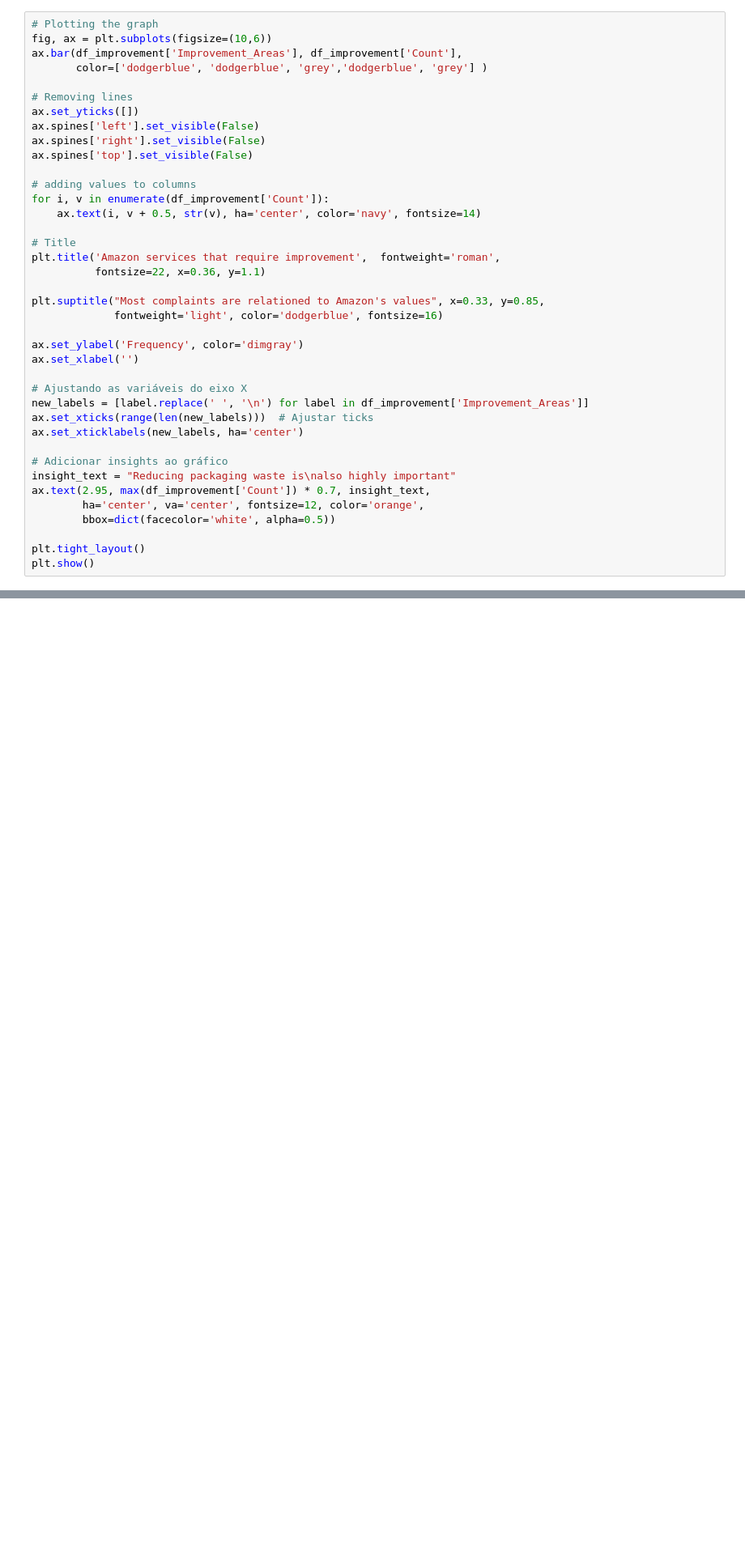
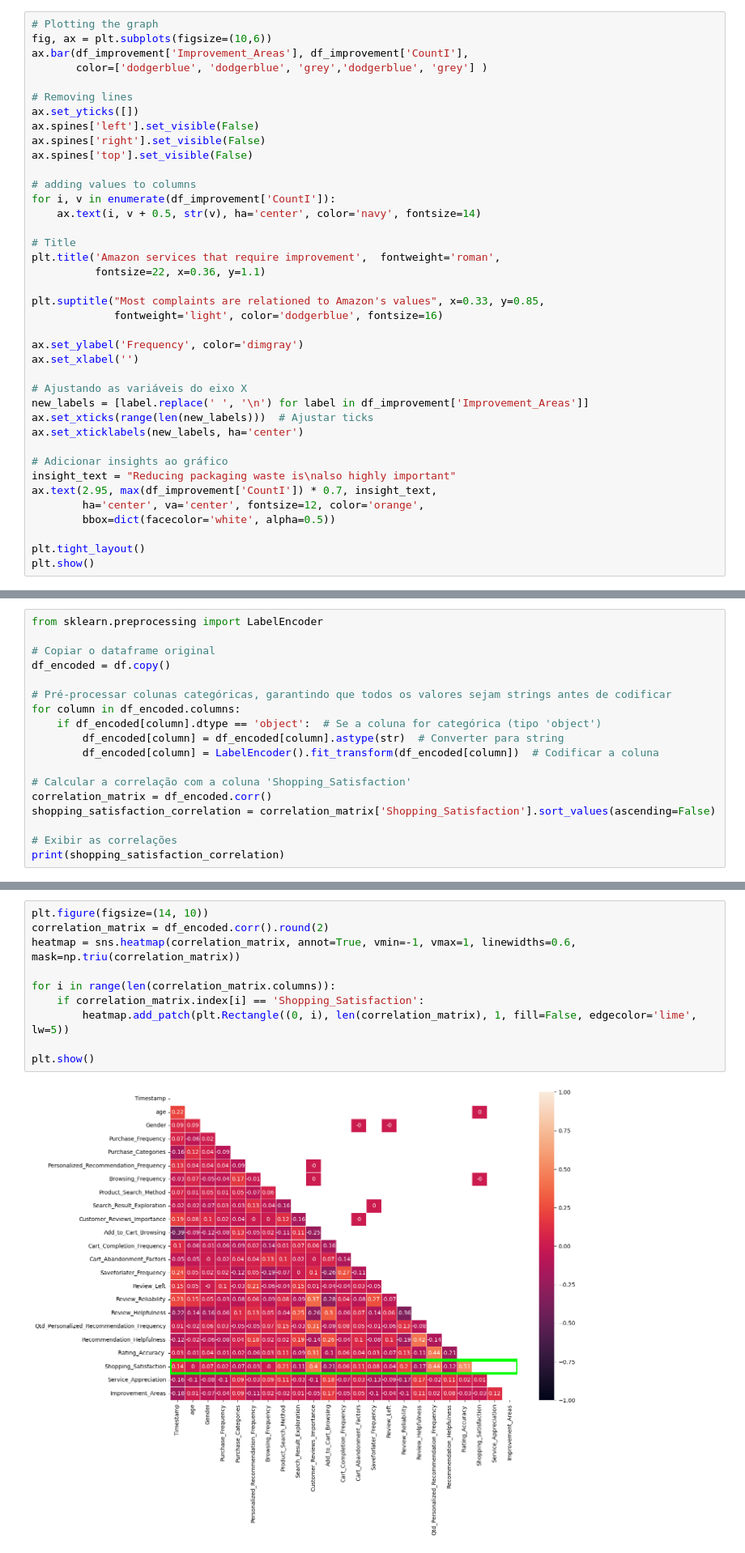
Before and after one commit to OliviaHelena10/PYTHON_PROJECTS, a Jupyter notebook: trabalhando_com_analises/cust_behavior.ipynb, the cells around one changed output, grey strips where cells are left out. Shown: that part at 81% size. Saved outputs shown, nothing was run; the diff lists cells and outputs as text; blank space fills up the shorter version.

```diff
--- a/trabalhando_com_analises/cust_behavior.ipynb
+++ b/trabalhando_com_analises/cust_behavior.ipynb
@@ -262,7 +264,7 @@ df_improvement
 # %%
 # Plotting the graph
 fig, ax = plt.subplots(figsize=(10,6))
-ax.bar(df_improvement['Improvement_Areas'], df_improvement['Count'],
+ax.bar(df_improvement['Improvement_Areas'], df_improvement['CountI'],
        color=['dodgerblue', 'dodgerblue', 'grey','dodgerblue', 'grey'] )
 
 # Removing lines
@@ -272,7 +274,7 @@ ax.spines['right'].set_visible(False)
 ax.spines['top'].set_visible(False)
 
 # adding values to columns
-for i, v in enumerate(df_improvement['Count']):
+for i, v in enumerate(df_improvement['CountI']):
     ax.text(i, v + 0.5, str(v), ha='center', color='navy', fontsize=14)
 
 # Title
@@ -292,7 +294,7 @@ ax.set_xticklabels(new_labels, ha='center')
 
 # Adicionar insights ao gráfico
 insight_text = "Reducing packaging waste is\nalso highly important"
-ax.text(2.95, max(df_improvement['Count']) * 0.7, insight_text,
+ax.text(2.95, max(df_improvement['CountI']) * 0.7, insight_text,
         ha='center', va='center', fontsize=12, color='orange',
         bbox=dict(facecolor='white', alpha=0.5))
 
@@ -443,0 +426,18 @@ plt.show()
+# %%
+from sklearn.preprocessing import LabelEncoder
+
+# Copiar o dataframe original
+df_encoded = df.copy()
+
+# Pré-processar colunas categóricas, garantindo que todos os valores sejam strings antes de codificar
+for column in df_encoded.columns:
+    if df_encoded[column].dtype == 'object':  # Se a coluna for categórica (tipo 'object')
+        df_encoded[column] = df_encoded[column].astype(str)  # Converter para string
+        df_encoded[column] = LabelEncoder().fit_transform(df_encoded[column])  # Codificar a coluna
+
+# Calcular a correlação com a coluna 'Shopping_Satisfaction'
+correlation_matrix = df_encoded.corr()
+shopping_satisfaction_correlation = correlation_matrix['Shopping_Satisfaction'].sort_values(ascending=False)
+
+# Exibir as correlações
+print(shopping_satisfaction_correlation)
@@ -443,0 +462,12 @@ plt.show()
+# %%
+plt.figure(figsize=(14, 10))
+correlation_matrix = df_encoded.corr().round(2)
+heatmap = sns.heatmap(correlation_matrix, annot=True, vmin=-1, vmax=1, linewidths=0.6, mask=np.triu(correlation_matrix))
+
+for i in range(len(correlation_matrix.columns)):
+    if correlation_matrix.index[i] == 'Shopping_Satisfaction':
+        heatmap.add_patch(plt.Rectangle((0, i), len(correlation_matrix), 1, fill=False, edgecolor='lime', lw=5))
+
+plt.show()
+# %% [output]
+[figure, added]
```
Also changed, not shown: parts of 18 cells of this notebook.
